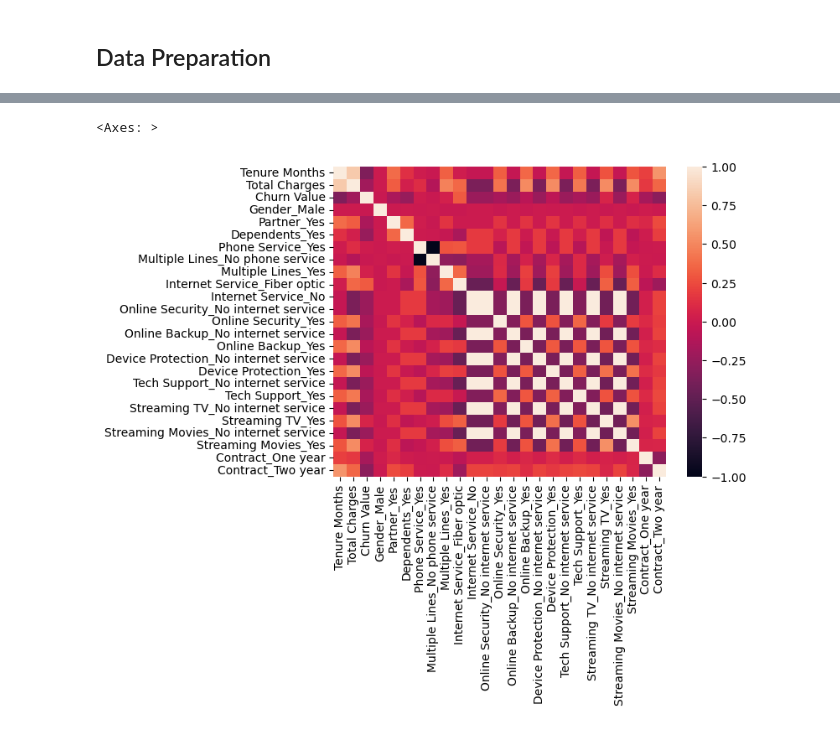
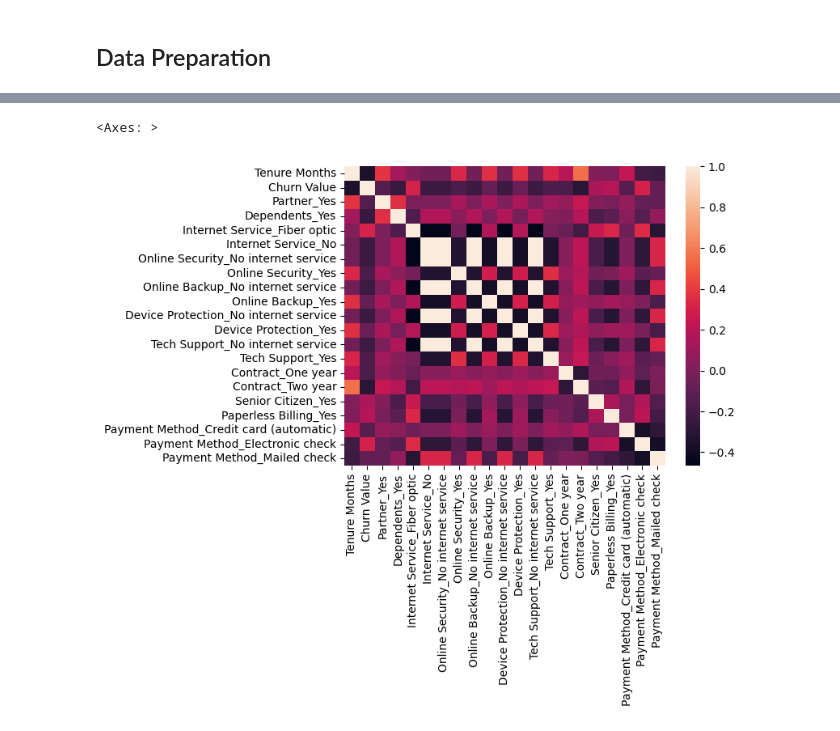
Before and after one commit to coatesca/Classification-Project, a Jupyter notebook: (3.3) Classification Project.ipynb, the cells around one changed output, grey strips where cells are left out. Drawn from its saved outputs; the diff is of its cells as text; code cells hidden in the pictures.

```diff
--- a/(3.3) Classification Project.ipynb
+++ b/(3.3) Classification Project.ipynb
@@ -100,9 +104,5 @@ dtype: int64
 # Dropping nulls, repetitive variables, and unneeded variables
 
 df = df.drop(['Churn Reason', 'Count', 'City', 'Zip Code', 'Lat Long', 'Latitude', 'Longitude',
-              'Senior Citizen', 'Paperless Billing', 'Payment Method', 'Monthly Charges', 'Churn Score',
-              'Churn Label', 'CLTV', 'CustomerID', 'Country'], axis=1)
+              'Churn Label', 'CustomerID', 'Country', 'Churn Score', 'CLTV', 'Total Charges', 'Monthly Charges', 'Gender',
+             'Multiple Lines', 'Phone Service', 'Streaming TV', 'Streaming Movies' ], axis=1)
-# %%
-# Changing dtypes
-
-df['Total Charges'] = pd.to_numeric(df['Total Charges'],errors = 'coerce')
@@ -131,14 +111,17 @@ memory usage: 935.5+ KB
 
 encoder = OneHotEncoder(drop='first', sparse_output = False)
 
-encode_cols = encoder.fit_transform(df[['State', 'Gender', 'Partner', 'Dependents','Phone Service', 'Multiple Lines',
+encode_cols = encoder.fit_transform(df[['State', 'Partner', 'Dependents',
                                        'Internet Service', 'Online Security', 'Online Backup', 'Device Protection', 'Tech Support',
-                                       'Streaming TV', 'Streaming Movies', 'Contract']])
+                                    'Contract', 'Senior Citizen', 'Paperless Billing', 'Payment Method']])
 
-new_df = pd.DataFrame(encode_cols, columns= encoder.get_feature_names_out(['State', 'Gender', 'Partner', 'Dependents','Phone Service', 'Multiple Lines',
+new_df = pd.DataFrame(encode_cols, columns= encoder.get_feature_names_out(['State', 'Partner', 'Dependents',
                                        'Internet Service', 'Online Security', 'Online Backup', 'Device Protection', 'Tech Support',
-                                       'Streaming TV', 'Streaming Movies', 'Contract']))
+                                     'Contract', 'Senior Citizen', 'Paperless Billing', 'Payment Method']))
 
-df = df.drop(columns=['State', 'Gender', 'Partner', 'Dependents','Phone Service', 'Multiple Lines',
+df = df.drop(columns=['State', 'Partner', 'Dependents',
                                        'Internet Service', 'Online Security', 'Online Backup', 'Device Protection', 'Tech Support',
-                                       'Streaming TV', 'Streaming Movies', 'Contract']).join(new_df)
+                                       'Contract', 'Senior Citizen', 'Paperless Billing', 'Payment Method'
+
+
+                     ]).join(new_df)
@@ -167,12 +128,12 @@ Name: Churn Value, dtype: float64
 # %%
 # Heatmap
 
-matrix = df.corr(method='pearson', min_periods=1, numeric_only=True)
+matrix = df.corr(method='pearson', min_periods=1)
 
 sns.heatmap(data=matrix)
 # %% [output]
 <Axes: >
-[figure, old version]
+[figure, new version]
 # %%
 # Bar plot of correlations
 
```
Also changed, not shown: parts of 18 cells of this notebook.
